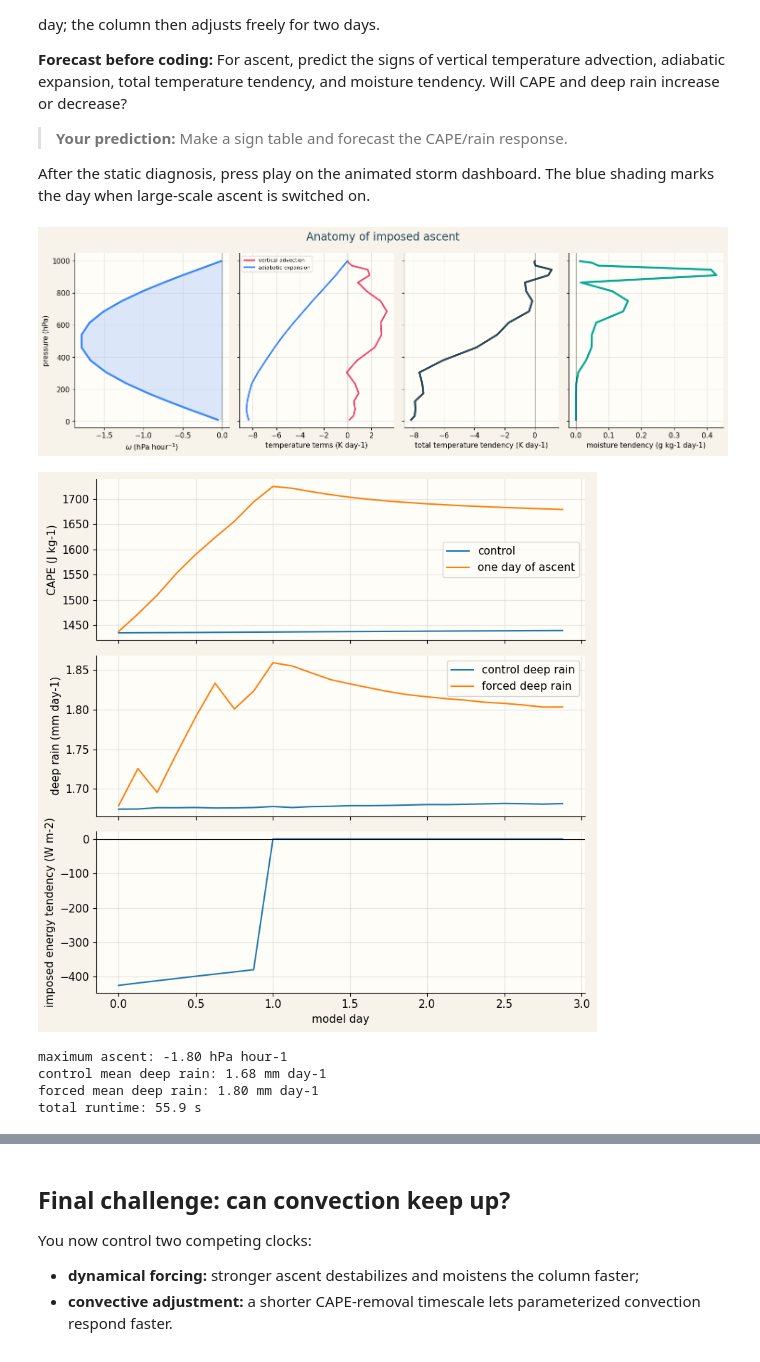
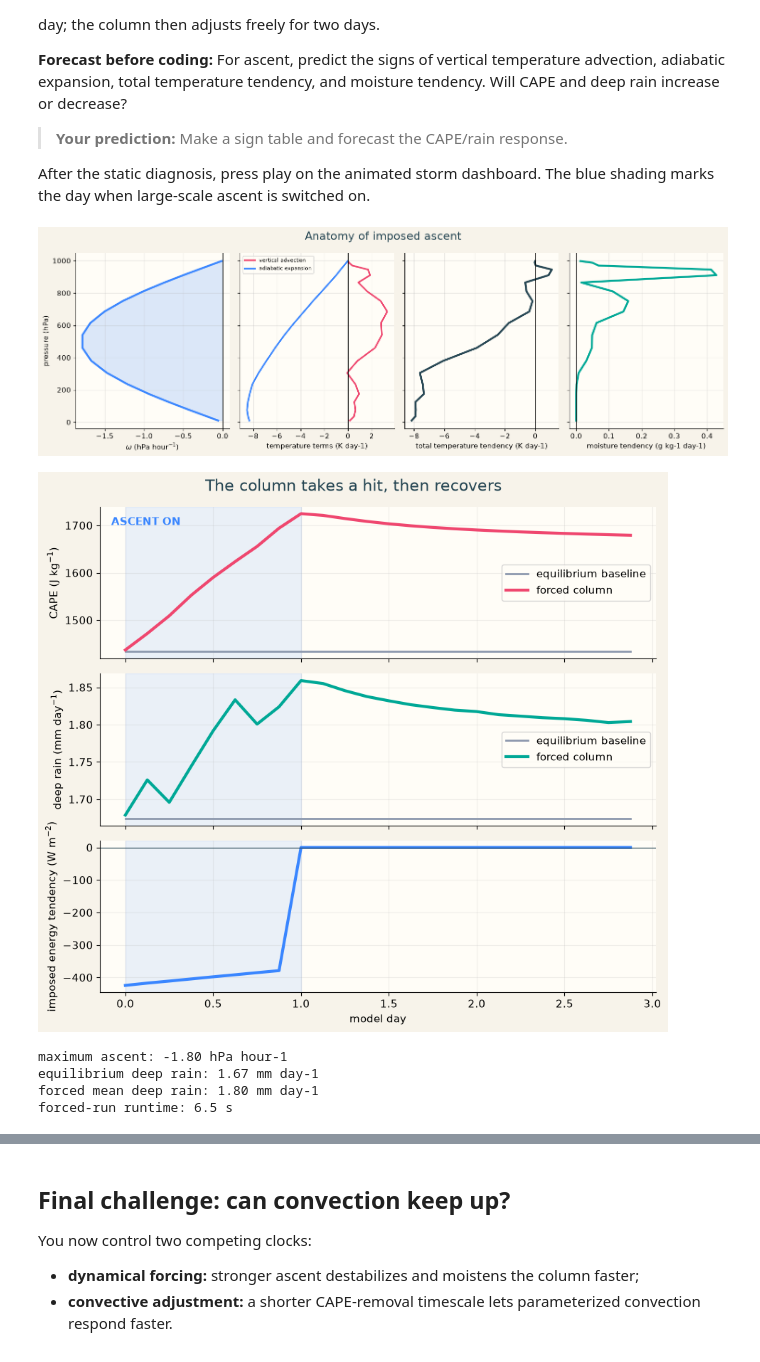
Before and after one commit to evanwellmeyer/GCM, a Jupyter notebook: notebooks/02_experiments_atm407.ipynb, the cells around one changed output, grey strips where cells are left out. Cells and saved outputs as stored; diff of their text form; code cells hidden in the pictures.

```diff
--- a/notebooks/02_experiments_atm407.ipynb
+++ b/notebooks/02_experiments_atm407.ipynb
@@ -233,16 +233,22 @@ state = loadreference(experiment['nlevels'])
 pressure = state['p'][0].cpu().numpy() / 100
 deltap = state['dp'][0].cpu().numpy() / 100
 levels = np.arange(experiment['nlevels'])
+layercolors = plt.cm.Blues(0.25 + 0.65 * deltap / deltap.max())
 
-fig, axes = plt.subplots(1, 2, figsize=(9, 5), sharey=True)
-axes[0].plot(pressure, levels, marker='o')
-axes[0].set_xlabel('full-level pressure (hPa)')
-axes[1].barh(levels, deltap)
-axes[1].set_xlabel('layer pressure thickness (hPa)')
-axes[0].set_ylabel('model level')
+fig, axes = plt.subplots(1, 2, figsize=(10, 5), sharey=True)
+axes[0].plot(pressure, levels, marker='o', color=colors['storm'], linewidth=2.5)
+axes[0].fill_betweenx(levels, 0, pressure, color=colors['sky'], alpha=0.12)
+axes[0].set(xlabel='full-level pressure (hPa)', ylabel='model level', title='Pressure coordinates')
+axes[1].barh(levels, deltap, color=layercolors, edgecolor='white')
+axes[1].set(xlabel='layer pressure thickness (hPa)', title='Where the atmospheric mass lives')
 axes[0].invert_yaxis()
 for ax in axes:
-    ax.grid(alpha=0.3)
+    ax.grid(alpha=0.2)
+axes[0].text(0.03, 0.94, 'TOP OF ATMOSPHERE', transform=axes[0].transAxes,
+             color=colors['cloud'], fontweight='bold')
+axes[0].text(0.72, 0.04, 'SURFACE', transform=axes[0].transAxes,
+             color=colors['storm'], fontweight='bold')
+fig.suptitle('A stack of air: thin aloft, heavy below', fontsize=16, color=colors['storm'])
 fig.tight_layout()
 plt.show()
 
@@ -450,56 +460,61 @@ axes[0].fill_betweenx(pressure, omega * 36, 0, color=colors['sky'], alpha=0.18)
 axes[0].set(xlabel=r'$\omega$ (hPa hour$^{-1}$)', ylabel='pressure (hPa)')
 axes[1].plot(preview['verticaladvection'][0].cpu() * 86400, pressure, color=colors['heat'], linewidth=2.5, label='vertical advection')
 axes[1].plot(preview['adiabaticexpansion'][0].cpu() * 86400, pressure, color=colors['sky'], linewidth=2.5, label='adiabatic expansion')
 axes[1].set_xlabel('temperature terms (K day-1)')
 axes[1].legend(fontsize=8)
 axes[2].plot(preview['dt'][0].cpu() * 86400, pressure, color=colors['storm'], linewidth=3)
 axes[2].set_xlabel('total temperature tendency (K day-1)')
 axes[3].plot(preview['dq'][0].cpu() * 86400 * 1000, pressure, color=colors['rain'], linewidth=3)
 axes[3].set_xlabel('moisture tendency (g kg-1 day-1)')
 for ax in axes:
     ax.axvline(0, color='black', linewidth=0.8)
     ax.invert_yaxis()
     ax.grid(alpha=0.3)
 fig.suptitle('Anatomy of imposed ascent', fontsize=17, color=colors['storm'])
 fig.tight_layout()
 plt.show()
 
-controlstate = loadreference(experiment['nlevels'])
-grid, params, controlstate, controlhistory, controlelapsed = integrate(
-    experiment, state=controlstate
-)
 forcedstate = loadreference(experiment['nlevels'])
 grid, params, forcedstate, forcedhistory, forcedelapsed = integrate(
     experiment, state=forcedstate, lsforcing=forcing
 )
-timeaxis = days(controlhistory, experiment['dt'])
+timeaxis = days(forcedhistory, experiment['dt'])
+forcedcape = series(forcedhistory, 'cape')
+forcedrain = series(forcedhistory, 'precip_conv', scale=86400)
+controlcape = np.full_like(forcedcape, referencemetadata['cape_jkg'])
+controlrain = np.full_like(forcedrain, referencemetadata['deep_precipitation_mmday'])
 
-fig, axes = plt.subplots(3, 1, figsize=(8, 8), sharex=True)
-axes[0].plot(timeaxis, series(controlhistory, 'cape'), label='control')
-axes[0].plot(timeaxis, series(forcedhistory, 'cape'), label='one day of ascent')
-axes[0].set_ylabel('CAPE (J kg-1)')
+fig, axes = plt.subplots(3, 1, figsize=(9, 8), sharex=True)
+axes[0].plot(timeaxis, controlcape, color=colors['cloud'], linewidth=2, label='equilibrium baseline')
+axes[0].plot(timeaxis, forcedcape, color=colors['heat'], linewidth=3, label='forced column')
+axes[0].set_ylabel('CAPE (J kg$^{-1}$)')
 axes[0].legend()
-axes[1].plot(timeaxis, series(controlhistory, 'precip_conv', scale=86400), label='control deep rain')
-axes[1].plot(timeaxis, series(forcedhistory, 'precip_conv', scale=86400), label='forced deep rain')
-axes[1].set_ylabel('deep rain (mm day-1)')
+axes[1].plot(timeaxis, controlrain, color=colors['cloud'], linewidth=2, label='equilibrium baseline')
+axes[1].plot(timeaxis, forcedrain, color=colors['rain'], linewidth=3, label='forced column')
+axes[1].set_ylabel('deep rain (mm day$^{-1}$)')
 axes[1].legend()
-axes[2].plot(timeaxis, series(forcedhistory, 'forcing_energy_tendency'))
-axes[2].axhline(0, color='black', linewidth=0.8)
-axes[2].set(xlabel='model day', ylabel='imposed energy tendency (W m-2)')
+axes[2].plot(timeaxis, series(forcedhistory, 'forcing_energy_tendency'),
+             color=colors['sky'], linewidth=3)
+axes[2].axhline(0, color=colors['storm'], linewidth=0.8)
+axes[2].set(xlabel='model day', ylabel='imposed energy tendency (W m$^{-2}$)')
 for ax in axes:
-    ax.grid(alpha=0.3)
+    ax.axvspan(0, 1, color=colors['sky'], alpha=0.10)
+    ax.grid(alpha=0.2)
+axes[0].text(0.02, 0.88, 'ASCENT ON', transform=axes[0].transAxes,
+             color=colors['sky'], fontweight='bold')
+fig.suptitle('The column takes a hit, then recovers', fontsize=16, color=colors['storm'])
 fig.tight_layout()
 plt.show()
 print(f'maximum ascent: {-peakomega * 36:.2f} hPa hour-1')
-print(f"control mean deep rain: {series(controlhistory, 'precip_conv', scale=86400).mean():.2f} mm day-1")
-print(f"forced mean deep rain: {series(forcedhistory, 'precip_conv', scale=86400).mean():.2f} mm day-1")
-print(f'total runtime: {controlelapsed + forcedelapsed:.1f} s')
+print(f"equilibrium deep rain: {controlrain[0]:.2f} mm day-1")
+print(f"forced mean deep rain: {forcedrain.mean():.2f} mm day-1")
+print(f'forced-run runtime: {forcedelapsed:.1f} s')
 # %% [output]
 [figure]
-[figure, old version]
+[figure, new version]
 maximum ascent: -1.80 hPa hour-1
-control mean deep rain: 1.68 mm day-1
+equilibrium deep rain: 1.67 mm day-1
 forced mean deep rain: 1.80 mm day-1
-total runtime: 55.9 s
+forced-run runtime: 6.5 s
 # %%
 #@title Play the column response { display-mode: "form" }
```
Also changed, not shown: parts of 8 cells of this notebook.
